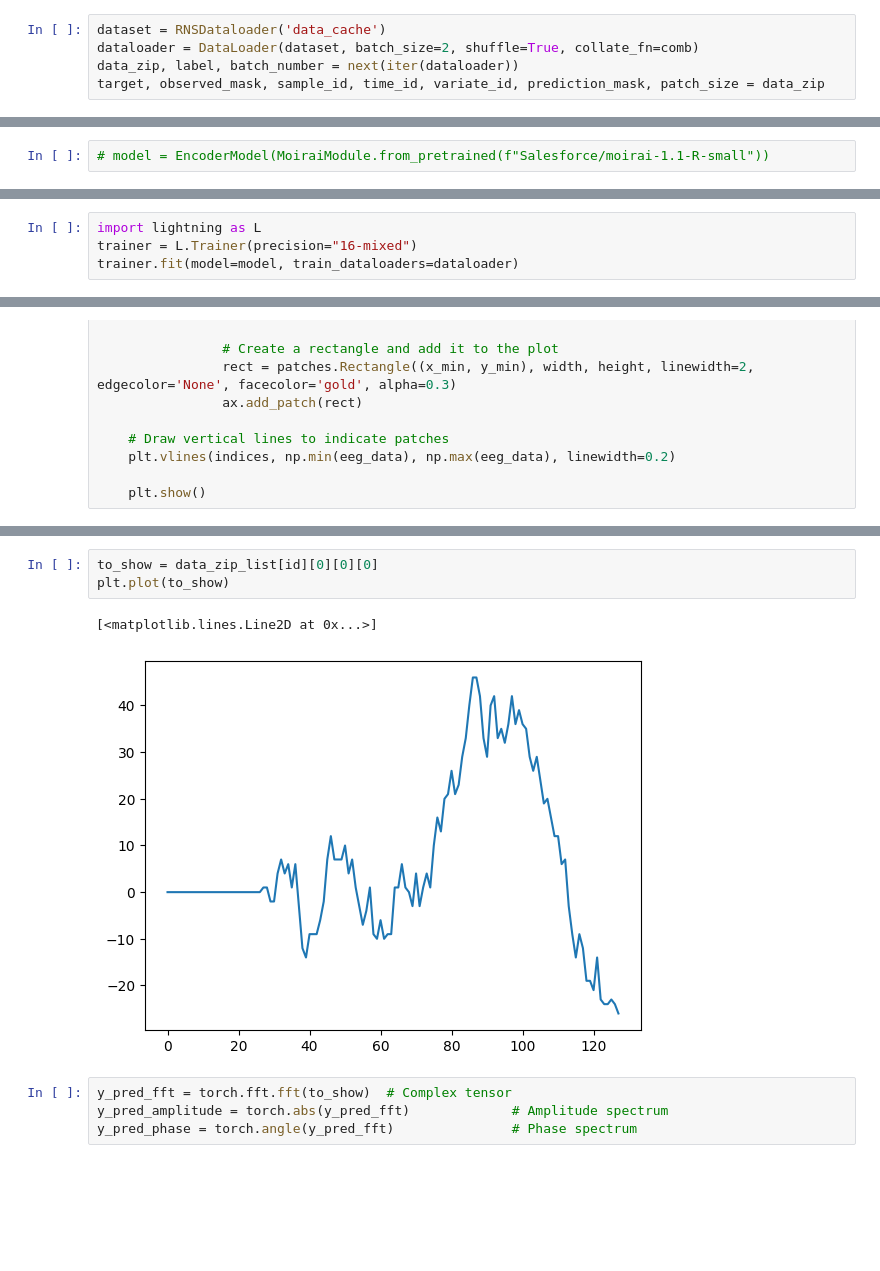
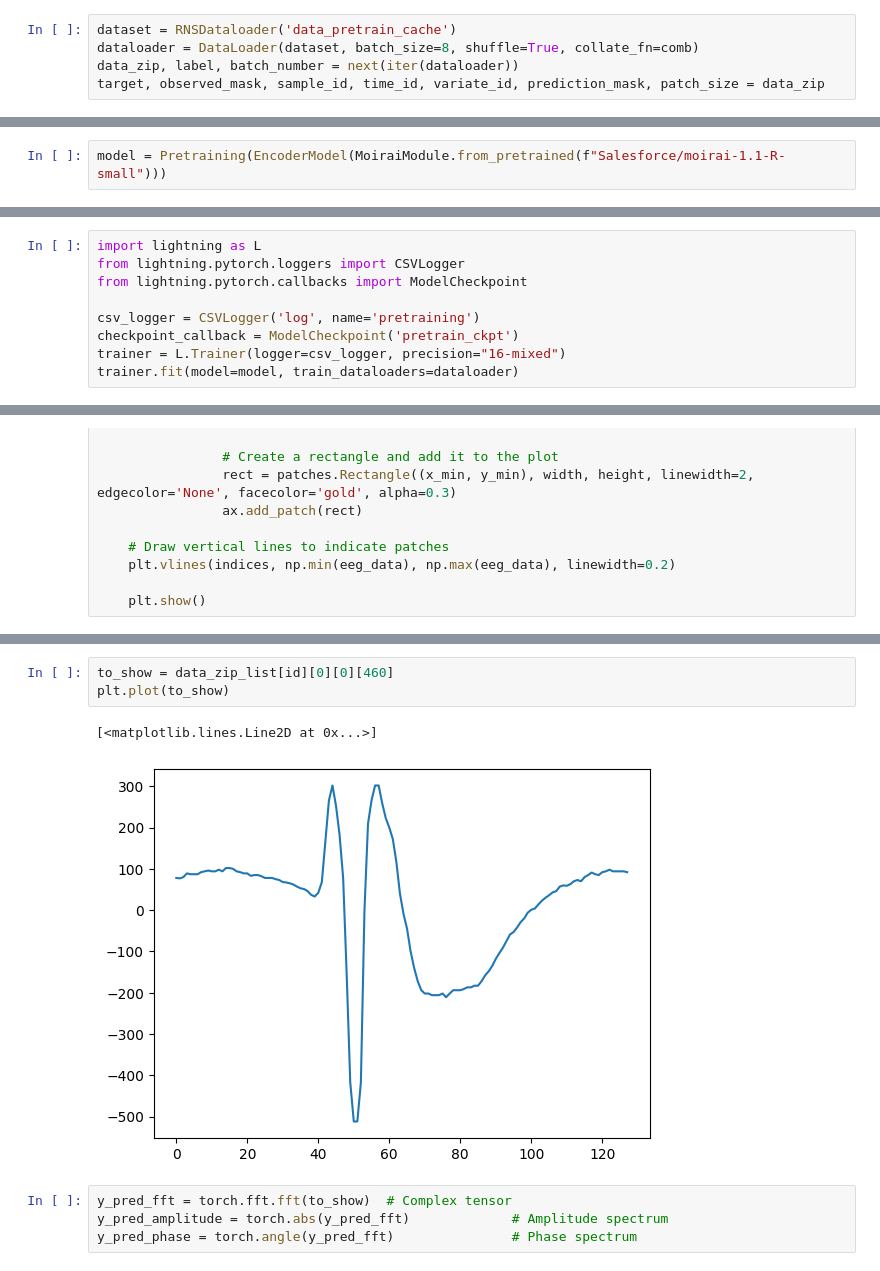
Before and after one commit to sirrus98/uni2ts, a Jupyter notebook: example/dataloader_test.ipynb, the cells around one changed output, grey strips where cells are left out. Cells and saved outputs as stored; diff of their text form; blank space fills up the shorter version.

```diff
--- a/example/dataloader_test.ipynb
+++ b/example/dataloader_test.ipynb
@@ -133,8 +133,8 @@ def comb(data):
 
 # return target, observed_mask, sample_id, time_id, variate_id, prediction_mask, label
 # %%
-dataset = RNSDataloader('data_cache')
-dataloader = DataLoader(dataset, batch_size=2, shuffle=True, collate_fn=comb)
+dataset = RNSDataloader('data_pretrain_cache')
+dataloader = DataLoader(dataset, batch_size=8, shuffle=True, collate_fn=comb)
 data_zip, label, batch_number = next(iter(dataloader))
 target, observed_mask, sample_id, time_id, variate_id, prediction_mask, patch_size = data_zip
 # %%
@@ -210,7 +210,7 @@ encoder = Pretraining.load_from_checkpoint("lightning_logs/version_67/checkpoint
 # %%
 model = LinearProbing(encoder)
 # %%
-# model = EncoderModel(MoiraiModule.from_pretrained(f"Salesforce/moirai-1.1-R-small"))
+model = Pretraining(EncoderModel(MoiraiModule.from_pretrained(f"Salesforce/moirai-1.1-R-small")))
 # %%
 target, observed_mask, sample_id, time_id, variate_id, prediction_mask, patch_size = data_zip
 mask_1, mask_2 = generate_symmetrical_mask(sample_id, prediction_mask)
@@ -295,7 +295,12 @@ encoded_rep torch.Size([32, 708, 768])
 label torch.Size([32, 708])
 # %%
 import lightning as L
-trainer = L.Trainer(precision="16-mixed")
+from lightning.pytorch.loggers import CSVLogger
+from lightning.pytorch.callbacks import ModelCheckpoint
+
+csv_logger = CSVLogger('log', name='pretraining')
+checkpoint_callback = ModelCheckpoint('pretrain_ckpt')
+trainer = L.Trainer(logger=csv_logger, precision="16-mixed")
 trainer.fit(model=model, train_dataloaders=dataloader)
 # %% [output]
 Using 16bit Automatic Mixed Precision (AMP)
@@ -437,9 +439,9 @@ plot_data(rearrange(data_zip_list[id][0][0], '(s p) f -> s (p f)', s = 4).numpy(
 # %%
-to_show = data_zip_list[id][0][0][0]
+to_show = data_zip_list[id][0][0][460]
 plt.plot(to_show)
 # %% [output]
 [<matplotlib.lines.Line2D at 0x...>]
-[figure, old version]
+[figure, new version]
 # %%
 y_pred_fft = torch.fft.fft(to_show)  # Complex tensor
 y_pred_amplitude = torch.abs(y_pred_fft)             # Amplitude spectrum
```
Also changed, not shown: parts of 6 cells of this notebook, 2 other files.
